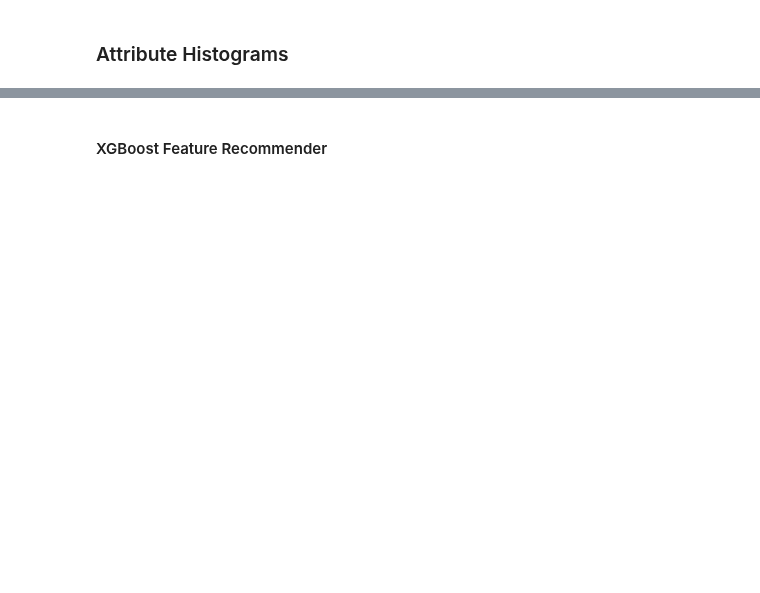
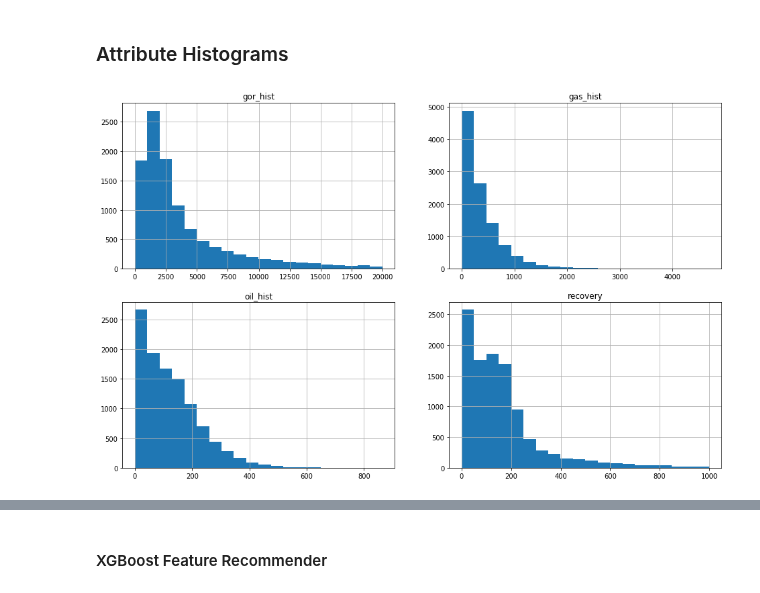
Before and after one commit to duc-analytica/DUC, a Jupyter notebook: explore.ipynb, the cells around one changed output, grey strips where cells are left out. Saved outputs shown, nothing was run; the diff lists cells and outputs as text; code cells hidden in the pictures; blank space fills up the shorter version.

```diff
--- a/explore.ipynb
+++ b/explore.ipynb
@@ -161,2 +177,13 @@ xgb_df = scaled_df.copy()
 # %% [markdown]
 ### Attribute Histograms
+# %%
+plt.figure(figsize=(16, 10))
+
+for i, col in enumerate(['gor_hist', 'gas_hist', 'oil_hist', 'recovery']):
+    plot_number = i + 1 # i starts at 0, but plot nos should start at 1
+    series = df[col]
+    plt.subplot(2, 2, plot_number)
+    plt.title(col)
+    series.hist(bins=20)
+# %% [output]
+[figure, added]
```
Also changed, not shown: parts of 32 cells of this notebook.
